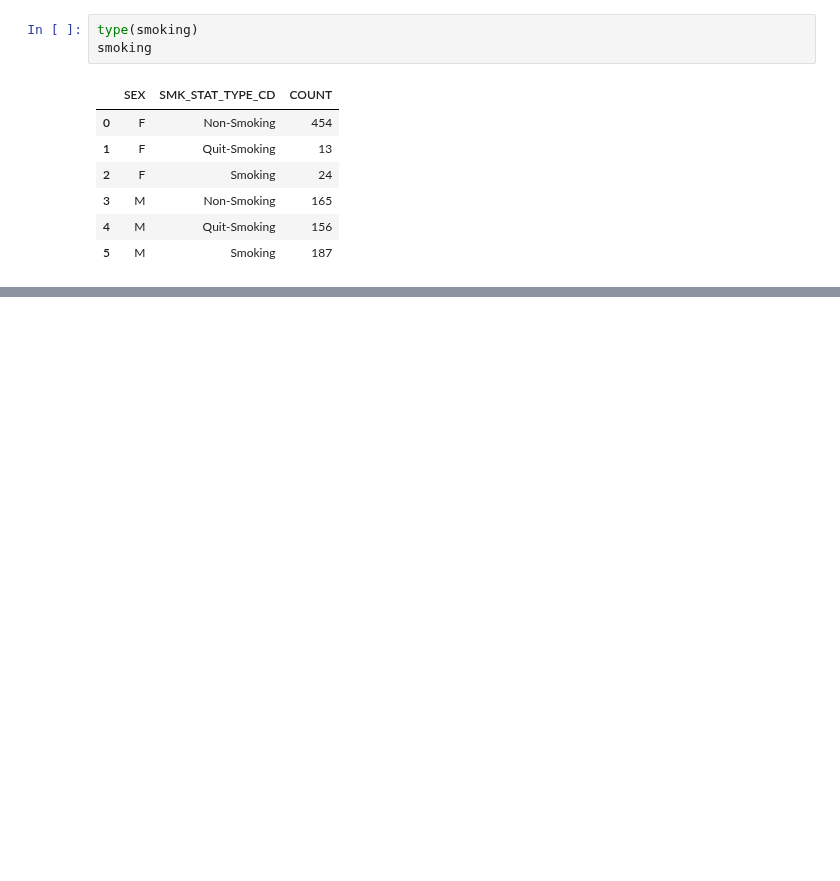
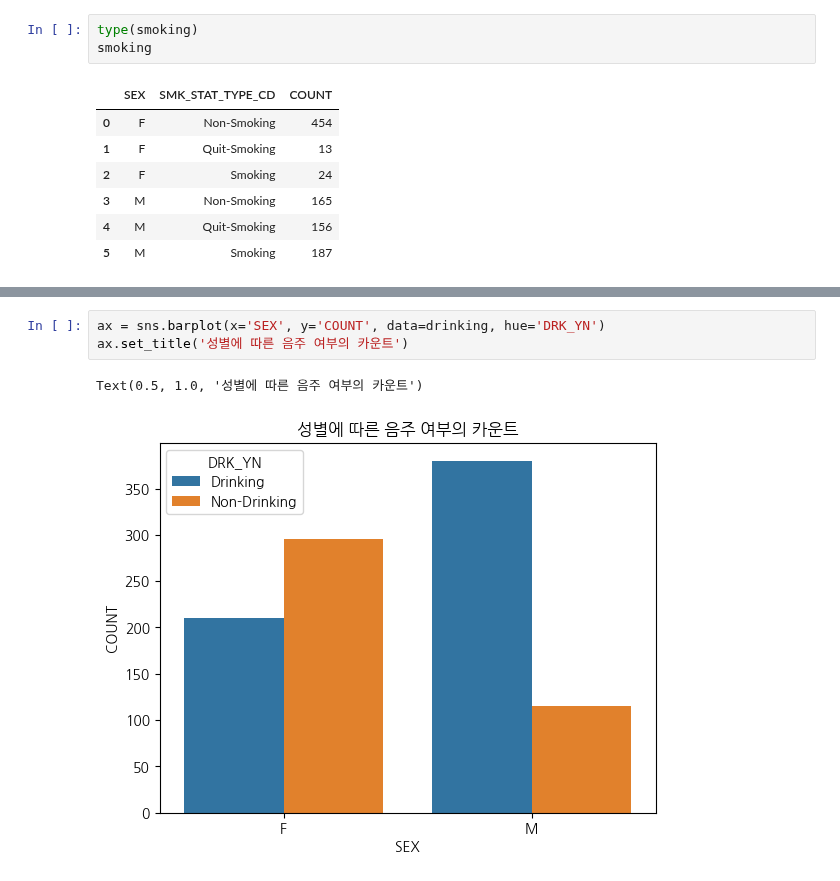
Before and after one commit to layla-focalors/AColab_Github_data_processing, a Jupyter notebook: HealthCare_Anayize.ipynb, the cells around one changed output, grey strips where cells are left out. Saved outputs shown, nothing was run; the diff lists cells and outputs as text; blank space fills up the shorter version.

```diff
--- a/HealthCare_Anayize.ipynb
+++ b/HealthCare_Anayize.ipynb
@@ -575,0 +606,6 @@ smoking
+# %%
+ax = sns.barplot(x='SEX', y='COUNT', data=drinking, hue='DRK_YN')
+ax.set_title('성별에 따른 음주 여부의 카운트')
+# %% [output]
+Text(0.5, 1.0, '성별에 따른 음주 여부의 카운트')
+[figure, added]
```
Also changed, not shown: parts of 6 cells of this notebook.
